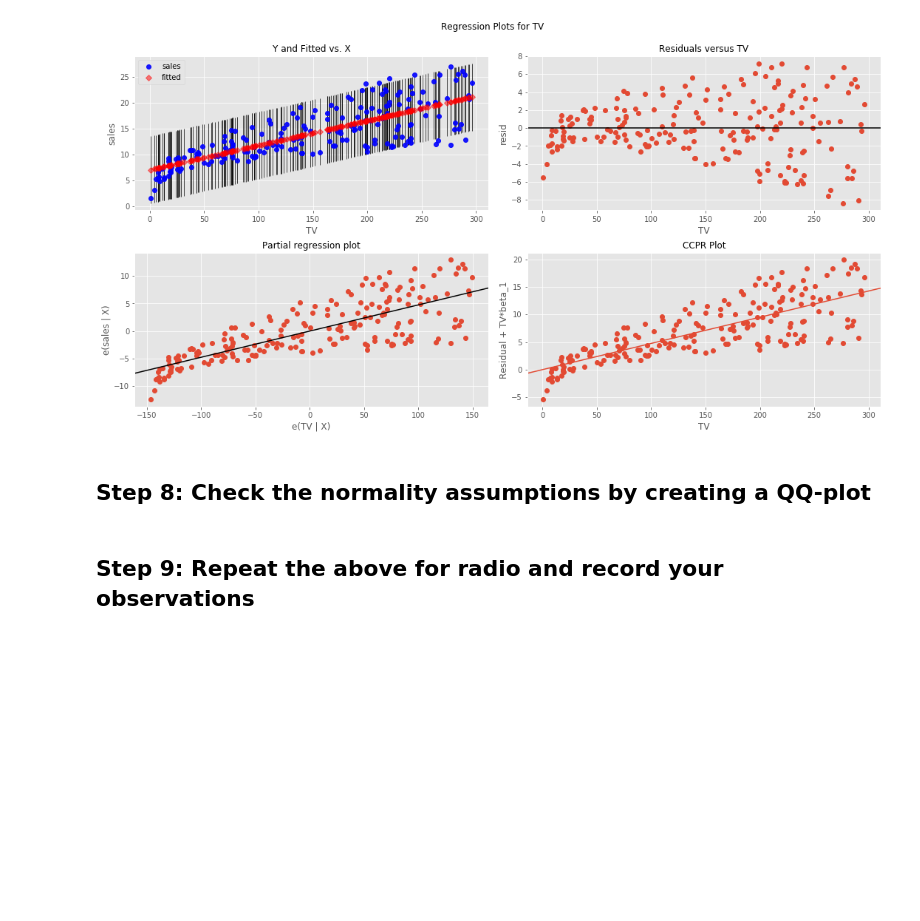
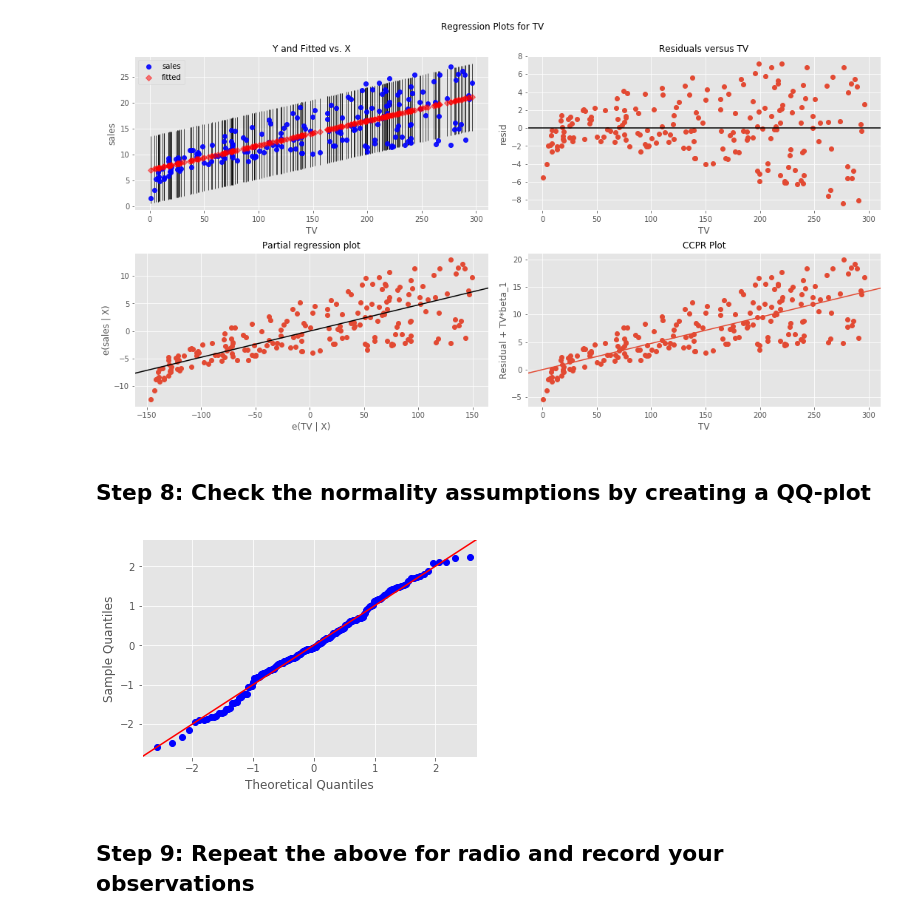
Before and after one commit to 99KHayes-Flatiron/dsc-ols-statsmodels-lab-dc-ds-060319, a Jupyter notebook: index.ipynb, the cells around one changed output. Cells and saved outputs as stored; diff of their text form; code cells hidden in the pictures; blank space fills up the shorter version.

```diff
--- a/index.ipynb
+++ b/index.ipynb
@@ -176,3 +174,11 @@ plt.show()
+# %%
+# Code for QQ-plot here
+import scipy.stats as stats
+residuals = model.resid
+fig = sm.graphics.qqplot(residuals, dist=stats.norm, line='45', fit=True)
+fig.show()
+# %% [output]
+[figure, added]
 # %%
 # Record Your observations on the normality assumption
 # %% [markdown]
```
Also changed, not shown: parts of 1 cell of this notebook.
